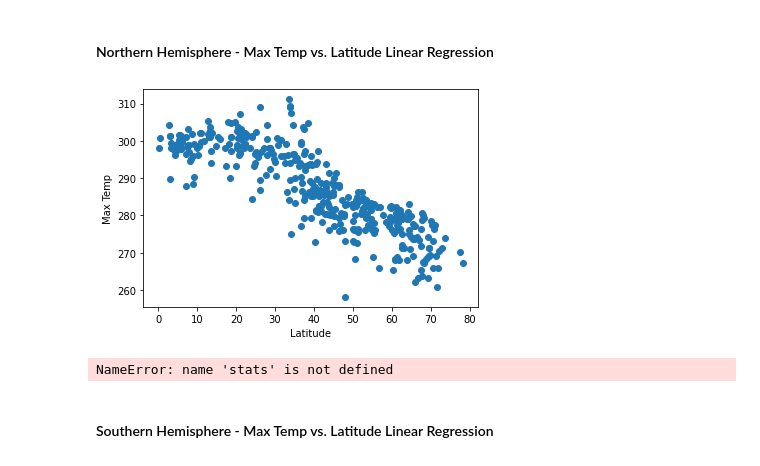
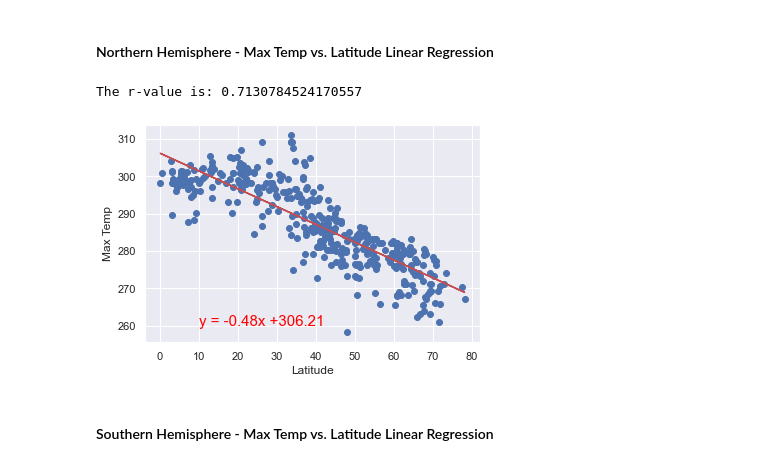
Before and after one commit to dkuchan415/OpenWeatherMapAPI_Analysis, a Jupyter notebook: WeatherPy/WeatherPy.ipynb, the cells around one changed output. Drawn from its saved outputs; the diff is of its cells as text; code cells hidden in the pictures.

```diff
--- a/WeatherPy/WeatherPy.ipynb
+++ b/WeatherPy/WeatherPy.ipynb
@@ -195,6 +197,9 @@ Int64Index([], dtype='int64')
 ## Latitude vs. Temperature Plot
 # %%
 # Create a Scatter Plot for Latitute vs. max temp
+
+sns.set()
+
 latitude_values = cities_df['Lat']
 maxtemp_values = cities_df["Max Temp"]
 plt.scatter(latitude_values, maxtemp_values)
@@ -248,29 +253,28 @@ plt.show()
 # %%
 nor_lat_values = cities_df['Lat'].loc[(cities_df['Lat'] > 0)]
 nor_temp_values = cities_df['Max Temp'].loc[(cities_df['Lat'] > 0)]
-
-#Create scatterplot for northern hemisphere
-
-plt.scatter(nor_lat_values, nor_temp_values)
-plt.xlabel('Latitude')
-plt.ylabel('Max Temp')
-#plt.savefig('north_lat_v_temp.png')
-plt.show()
 
 #Create regression line for graph
 
 (slope, intercept, rvalue, pvalue, stderr) = stats.linregress(nor_lat_values, nor_temp_values)
 
 regress_values = nor_lat_values * slope + intercept
 line_eq = "y = " + str(round(slope,2)) + "x +" + str(round(intercept,2))
 
 plt.plot(nor_lat_values,regress_values,"r-")
-plt.annotate(line_eq,(20,15),fontsize=15,color="red")
-plt.axvline()
+plt.annotate(line_eq,(10,260),fontsize=15,color="red")
 
 print(f"The r-value is: {rvalue**2}")
+
+#Create scatterplot for northern hemisphere
+
+plt.scatter(nor_lat_values, nor_temp_values)
+plt.xlabel('Latitude')
+plt.ylabel('Max Temp')
+#plt.savefig('north_lat_v_temp.png')
+plt.show()
 # %% [output]
+The r-value is: 0.7130784524170557
-[figure, old version]
+[figure, new version]
-NameError: name 'stats' is not defined
 # %% [markdown]
 ####  Southern Hemisphere - Max Temp vs. Latitude Linear Regression
```
Also changed, not shown: parts of 11 cells of this notebook, 4 other files.
